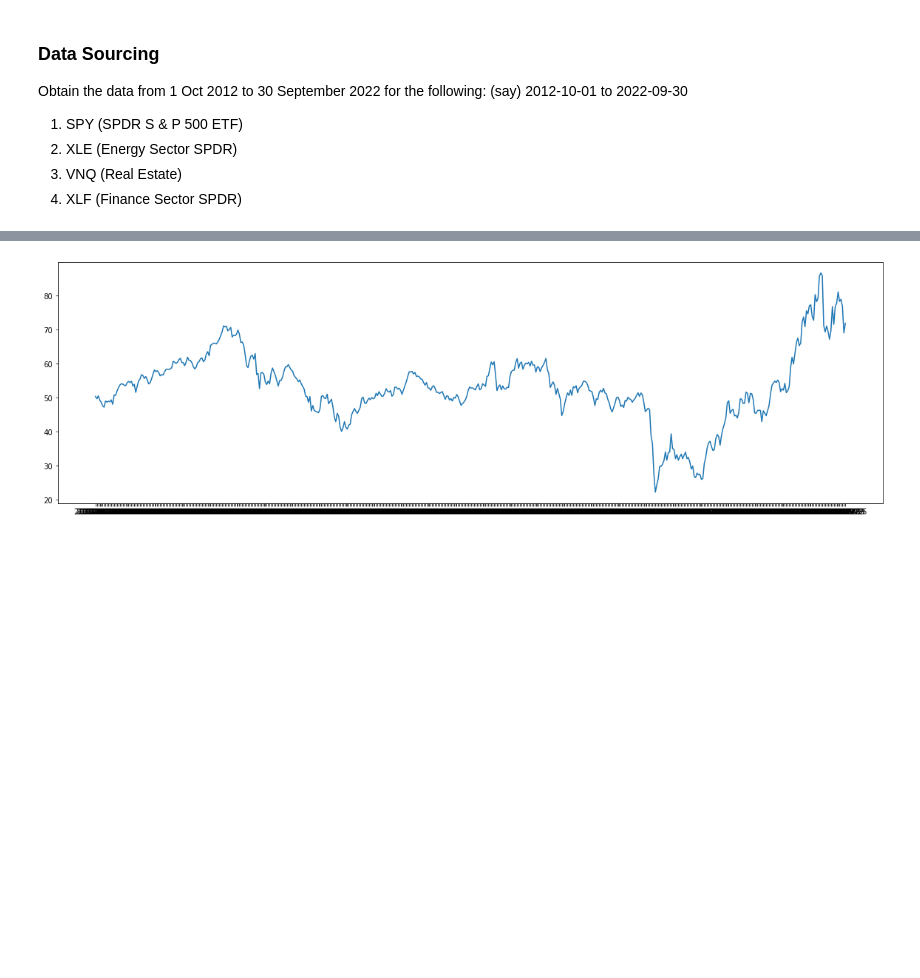
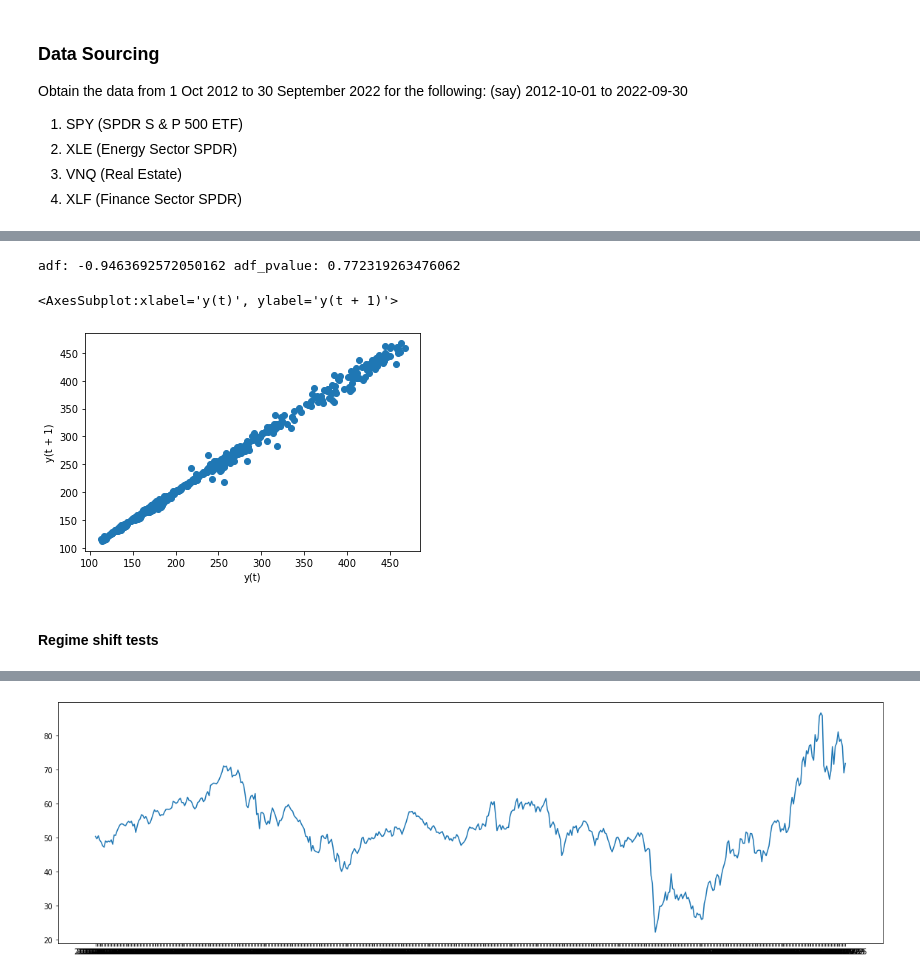
Before and after one commit to krishxx/wqumscfin, a Jupyter notebook: src/MScFE_Capstone.ipynb, the cells around one changed output, grey strips where cells are left out. Drawn from its saved outputs; the diff is of its cells as text; code cells hidden in the pictures; blank space fills up the shorter version.

```diff
--- a/src/MScFE_Capstone.ipynb
+++ b/src/MScFE_Capstone.ipynb
@@ -111,0 +105,5 @@ adf: -0.96885075323446 adf_pvalue: 0.7644550983561869
+# %%
+adf = st.adfuller(x=spy_df['adjclose'], autolag="AIC") #regression="ct", maxlag=12)
+print("adf:", adf[0], "adf_pvalue:", adf[1])
+# %% [output]
+adf: -0.9463692572050162 adf_pvalue: 0.772319263476062
@@ -111,0 +112,10 @@ adf: -0.96885075323446 adf_pvalue: 0.7644550983561869
+# %%
+# lagplot for autocorrelation
+pd.plotting.lag_plot(spy_df['adjclose'], lag=1)
+# Correlation is calculated between the variable
+# and itself at previous time steps, such a correlation is called Autocorrelation.
+# %% [output]
+<AxesSubplot:xlabel='y(t)', ylabel='y(t + 1)'>
+[figure, added]
+# %% [markdown]
+#### Regime shift tests
```
Also changed, not shown: parts of 50 cells of this notebook.
